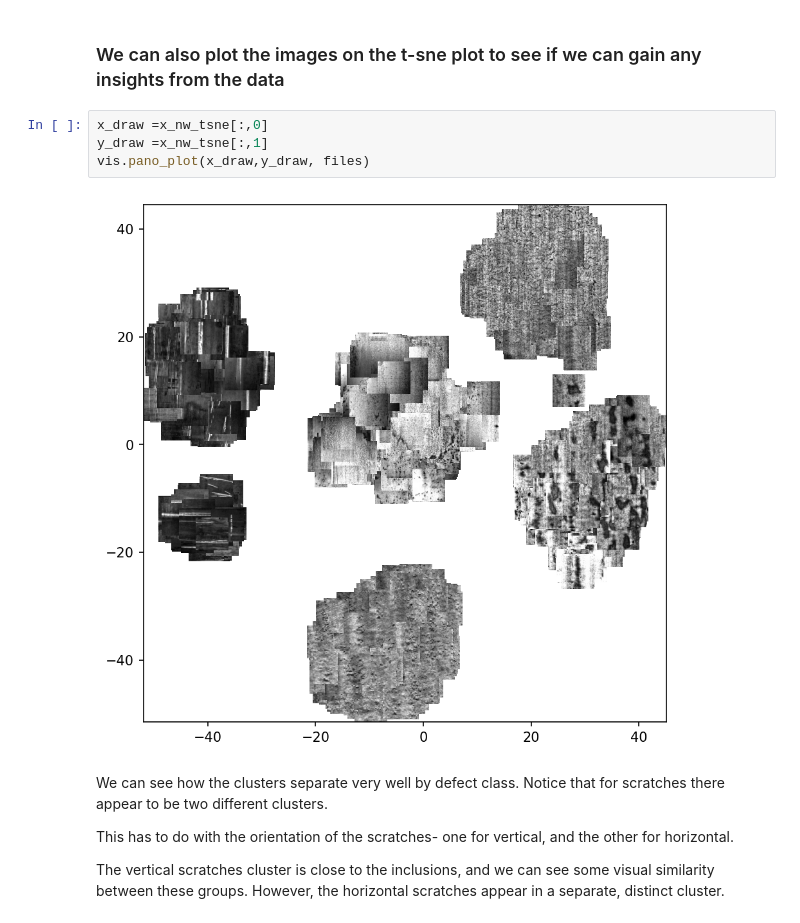
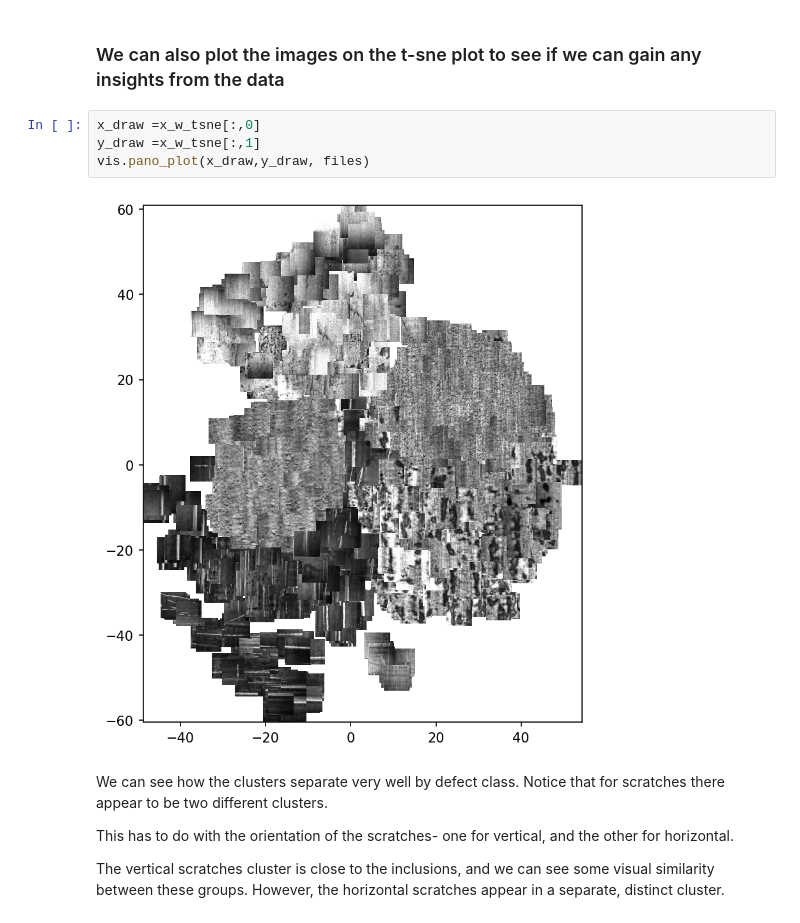
Before and after one commit to amnessa/MECH536, a Jupyter notebook: me_term_project/03_standard.ipynb, the cells around one changed output. Cells and saved outputs as stored; diff of their text form.

```diff
--- a/me_term_project/03_standard.ipynb
+++ b/me_term_project/03_standard.ipynb
@@ -150,11 +158,11 @@ cluster in 2d as well. Despite this, we will see that they actually cluster bett
 # %% [markdown]
 ### We can also plot the images on the t-sne plot to see if we can gain any insights from the data
 # %%
-x_draw =x_nw_tsne[:,0]
-y_draw =x_nw_tsne[:,1]
+x_draw =x_w_tsne[:,0]
+y_draw =x_w_tsne[:,1]
 vis.pano_plot(x_draw,y_draw, files)
 # %% [output]
-[figure, old version]
+[figure, new version]
 # %% [markdown]
 We can see how the clusters separate very well by defect class. Notice that for scratches there appear to be two different clusters.
 
```
Also changed, not shown: parts of 6 cells of this notebook, 2 other files.
